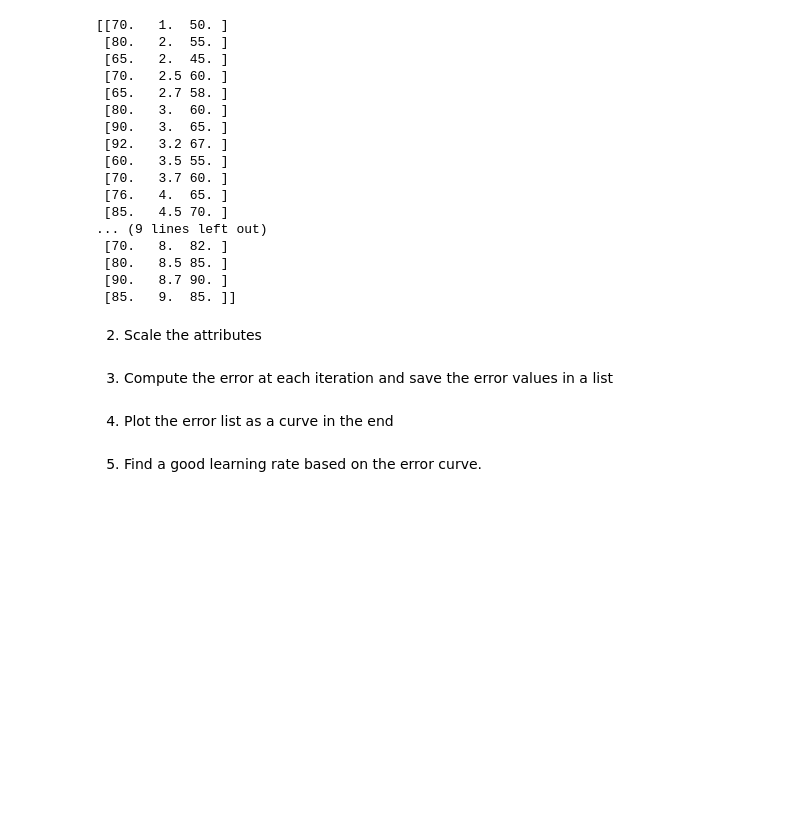
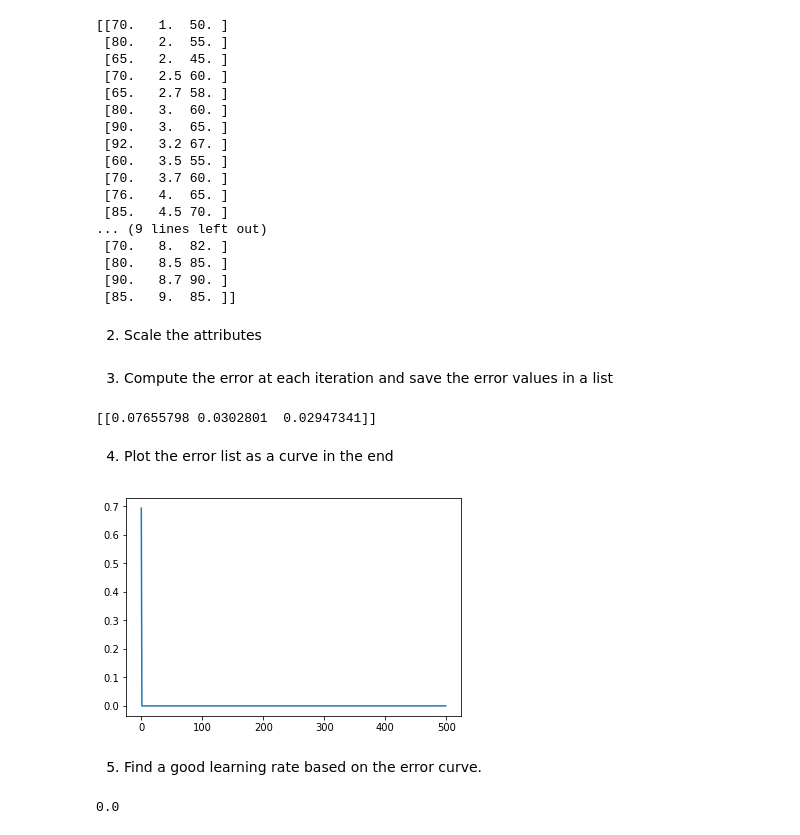
Before and after one commit to rhyslawsn/SENG474, a Jupyter notebook: A2/assignment_2.ipynb, the cells around one changed output. Cells and saved outputs as stored; diff of their text form; code cells hidden in the pictures; blank space fills up the shorter version.

```diff
--- a/A2/assignment_2.ipynb
+++ b/A2/assignment_2.ipynb
@@ -403,6 +428,83 @@ print(data)
 # %% [markdown]
 3. Compute the error at each iteration and save the error values in a list
+# %%
+def error(x,y,w):
+    wt = w.transpose()
+    xdotw = x.dot(wt)
+    error = np.log(1+np.exp(-y*xdotw))
+    return error
+
+def error_mean(X,y,w):
+    sum = 0
+    for i in range(0,X.shape[0]):
+        sum = sum + error(X[i],y[i],w)
+    sum = sum/X.shape[0]
+    return sum
+
+def grad(x,y,w):
+    numerator = x*y
+    wt = w.transpose()
+    xdotw = x.dot(wt)
+    denominator = 1+np.exp(y*xdotw)
+    grad = numerator/denominator
+    return grad
+
+def grad_mean(X,y,w):
+    mean = 0
+    for i in range(0,X.shape[0]):
+        mean = mean + grad(X[i],y[i],w)
+    mean = (-1)*mean/X.shape[0]
+    return mean
+
+def fit(X,y,kappa,iter):
+    w = np.zeros((1,X.shape[1]))
+    E = []
+
+    for i in range(0,iter):
+        E.append(error_mean(X,y,w))
+        w = w -kappa*grad_mean(X,y,w)
+    return w,E
+
+w,E = fit(X,y,0.001,100)
+print(w)
+# %% [output]
+[[0.07655798 0.0302801  0.02947341]]
 # %% [markdown]
 4. Plot the error list as a curve in the end
+# %%
+plt.plot(E)
+plt.show()
+# %% [output]
+[figure, added]
 # %% [markdown]
 5. Find a good learning rate based on the error curve.
+# %%
+def predict(w, X):
+    prediction = []
+    for i in range(0,X.shape[0]):
+        x = X[i]
+        wt = w.transpose()
+        wt = wt * (-1)
+        xdotw = x.dot(wt)
+        denominator = 1+np.exp(xdotw)
+        if 1/denominator > 0.5:
+            prediction.append(1)
+        else:
+            prediction.append(-1)
+    return prediction
+
+def accuracy(y,y_pred):
+    correct = 0
+    wrong = 0
+    for i in range(0,len(y_pred)):
+        if y[i] == y_pred[i]:
+            correct = correct+1
+        else:
+            wrong = wrong+1
+    percent = correct/(wrong+correct)
+    return percent
+
+y_pred = predict(w,X)
+print(accuracy(y,y_pred))
+# %% [output]
+0.0
```
Also changed, not shown: parts of 3 cells of this notebook, 1 other file.
